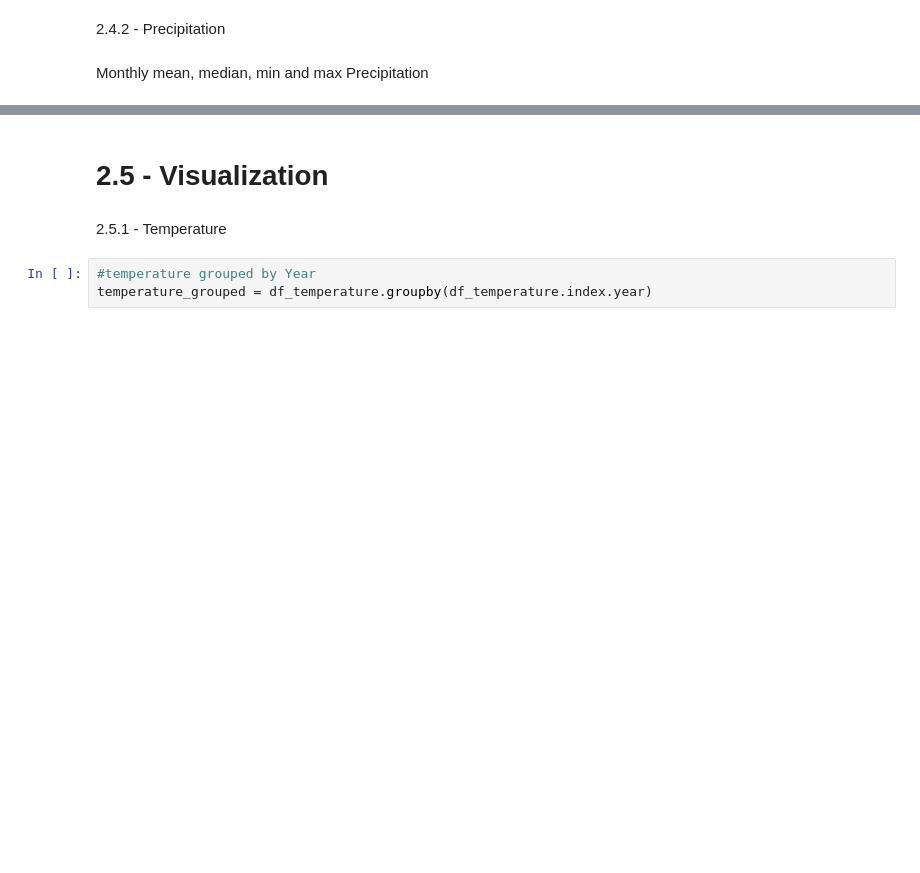
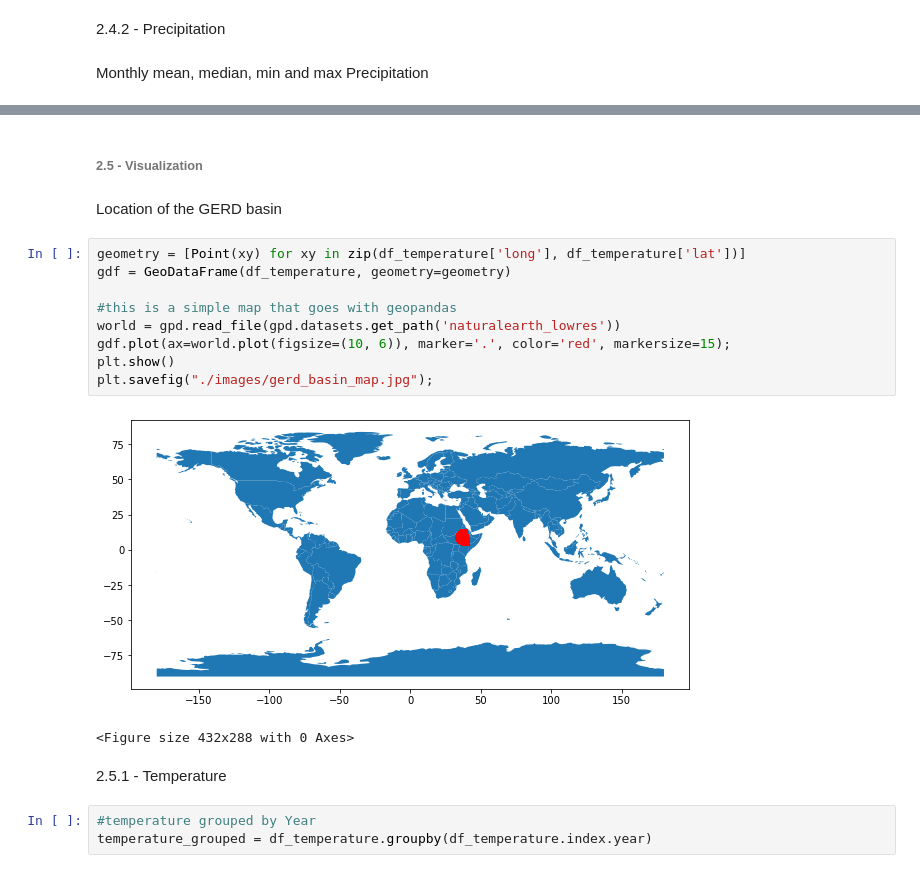
Before and after one commit to behailudesta/CPMLAI, a Jupyter notebook: Capstone_behailud_main.ipynb, the cells around one changed output, grey strips where cells are left out. Drawn from its saved outputs; the diff is of its cells as text; blank space fills up the shorter version.

```diff
--- a/Capstone_behailud_main.ipynb
+++ b/Capstone_behailud_main.ipynb
@@ -332,5 +350,19 @@ summary_stats_precipitation.sample(5)
 # %% [markdown]
-# 2.5 - Visualization
+###### 2.5 - Visualization
+# %% [markdown]
+Location of the GERD basin
+# %%
+geometry = [Point(xy) for xy in zip(df_temperature['long'], df_temperature['lat'])]
+gdf = GeoDataFrame(df_temperature, geometry=geometry)
+
+#this is a simple map that goes with geopandas
+world = gpd.read_file(gpd.datasets.get_path('naturalearth_lowres'))
+gdf.plot(ax=world.plot(figsize=(10, 6)), marker='.', color='red', markersize=15);
+plt.show()
+plt.savefig("./images/gerd_basin_map.jpg");
+# %% [output]
+[figure, added]
+<Figure size 432x288 with 0 Axes>
 # %% [markdown]
 2.5.1 - Temperature
 # %%
```
Also changed, not shown: parts of 166 cells of this notebook.
